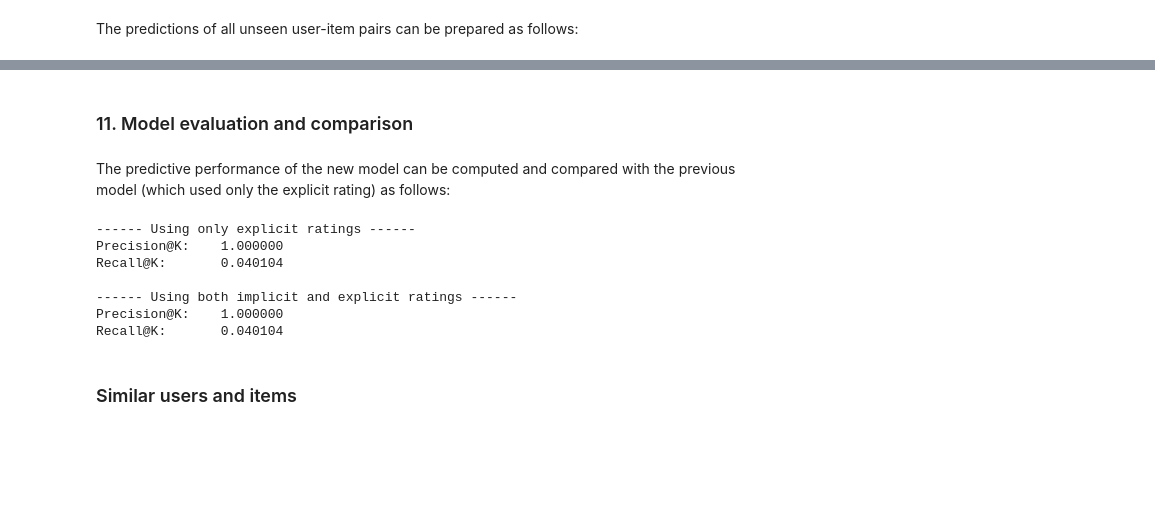
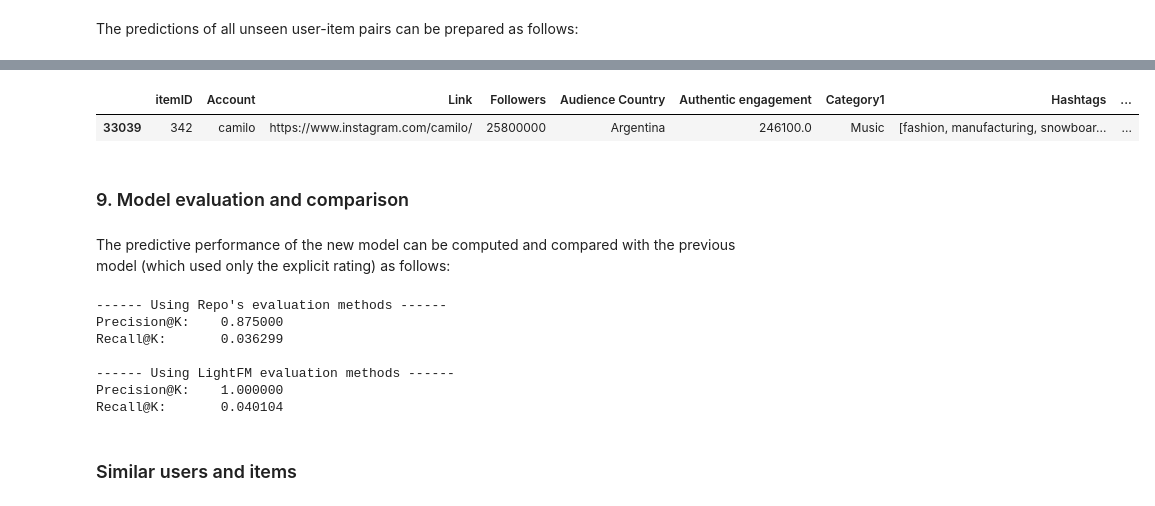
Before and after one commit to Ingernieros-del-IE/influence_marketing, a Jupyter notebook: lightfm.ipynb, the cells around one changed output, grey strips where cells are left out. Saved outputs shown, nothing was run; the diff lists cells and outputs as text; code cells hidden in the pictures; blank space fills up the shorter version.

```diff
--- a/lightfm.ipynb
+++ b/lightfm.ipynb
@@ -619,28 +495,29 @@ Took 10.2 seconds for prepare and predict all data.
+# %%
+df[(df['itemID'] == 342) & (df['userID'] == 38)]
+# %% [output]
+|  | itemID | Account | Link | Followers | Audience Country | Authentic engagement | Category1 | Hashtags | ... |
+| 33039 | 342 | camilo | https://www.instagram.com/camilo/ | 25800000 | Argentina | 246100.0 | Music | [fashion, manufacturing, snowboar... | ... |
 # %% [markdown]
-### 11. Model evaluation and comparison
+### 9. Model evaluation and comparison
 # %% [markdown]
 The predictive performance of the new model can be computed and compared with the previous model (which used only the explicit rating) as follows:
 # %%
-eval_precision2 = precision_at_k(rating_true=test_df2,
-                                rating_pred=all_predictions2, k=K)
-eval_recall2 = recall_at_k(test_df2, all_predictions2, k=K)
-
 print(
-    "------ Using only explicit ratings ------",
+    "------ Using Repo's evaluation methods ------",
     f"Precision@K:\t{eval_precision:.6f}",
     f"Recall@K:\t{eval_recall:.6f}",
-    "\n------ Using both implicit and explicit ratings ------",
-    f"Precision@K:\t{eval_precision2:.6f}",
-    f"Recall@K:\t{eval_recall2:.6f}",
+    "\n------ Using LightFM evaluation methods ------",
+    f"Precision@K:\t{eval_precision_lfm:.6f}",
+    f"Recall@K:\t{eval_recall_lfm:.6f}",
     sep='\n')
 # %% [output]
------- Using only explicit ratings ------
+------ Using Repo's evaluation methods ------
+Precision@K:    0.875000
+Recall@K:       0.036299
+
+------ Using LightFM evaluation methods ------
 Precision@K:    1.000000
 Recall@K:       0.040104
-
------- Using both implicit and explicit ratings ------
-Precision@K:    1.000000
-Recall@K:       0.040104
 # %% [markdown]
 ### Similar users and items
 # %% [markdown]
```
Also changed, not shown: parts of 52 cells of this notebook.
